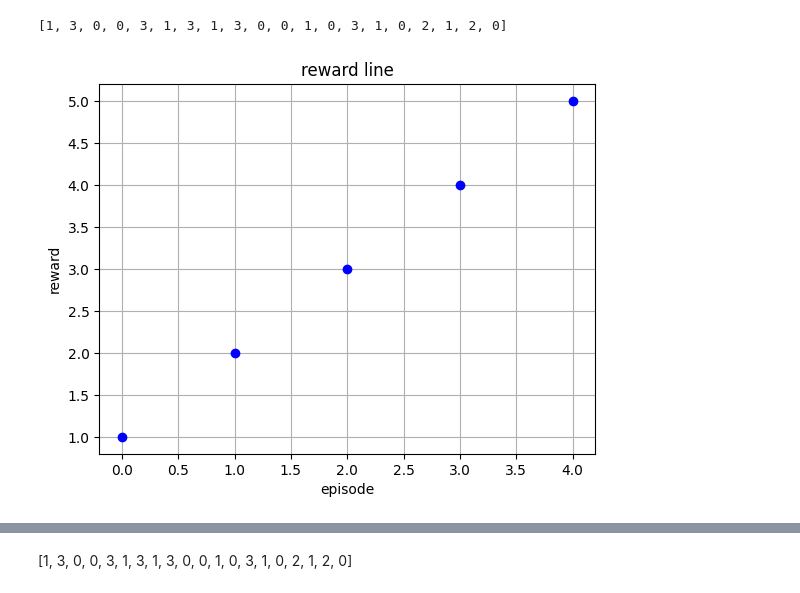
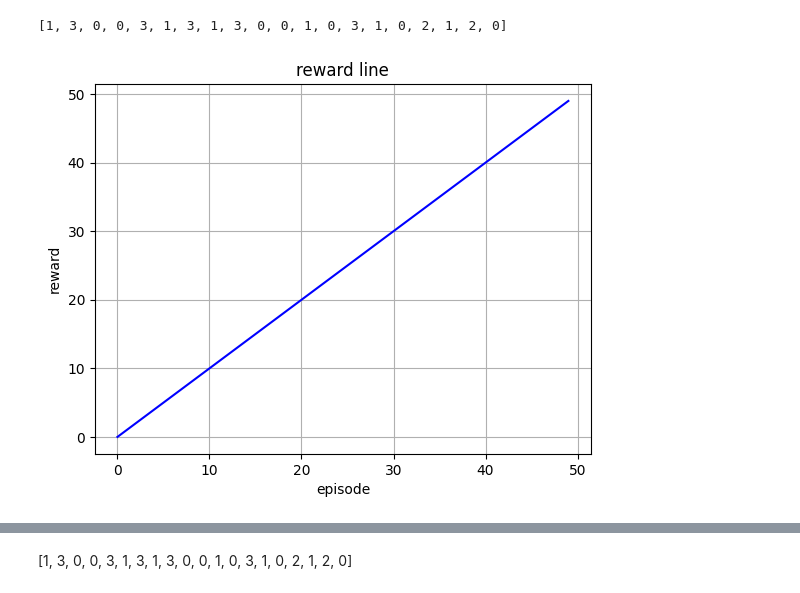
Before and after one commit to Andy-wyx/machine-learning-algorithms, a Jupyter notebook: reinforcement-learning/tensorflow/4.2_Prioritized_Replay_DQN/test.ipynb, the cells around one changed output, grey strips where cells are left out. Drawn from its saved outputs; the diff is of its cells as text; code cells hidden in the pictures.

```diff
--- a/reinforcement-learning/tensorflow/4.2_Prioritized_Replay_DQN/test.ipynb
+++ b/reinforcement-learning/tensorflow/4.2_Prioritized_Replay_DQN/test.ipynb
@@ -23,14 +23,16 @@ print(random_series)
 # %% [output]
 [1, 3, 0, 0, 3, 1, 3, 1, 3, 0, 0, 1, 0, 3, 1, 0, 2, 1, 2, 0]
 # %%
-x=np.arange(5)
-y=[1,2,3,4,5]
+x=np.arange(50)
+y=[]
+for i in range(50):
+    y.append(i)
 import matplotlib.pyplot as plt
 plt.plot(x,y,color='blue')
 plt.title('reward line')
 plt.ylabel('reward')
 plt.xlabel('episode')
 plt.grid() #设置网格线
 plt.show()
 # %% [output]
-[figure, old version]
+[figure, new version]
```
Also changed, not shown: parts of 1 cell of this notebook, 1 other file.
